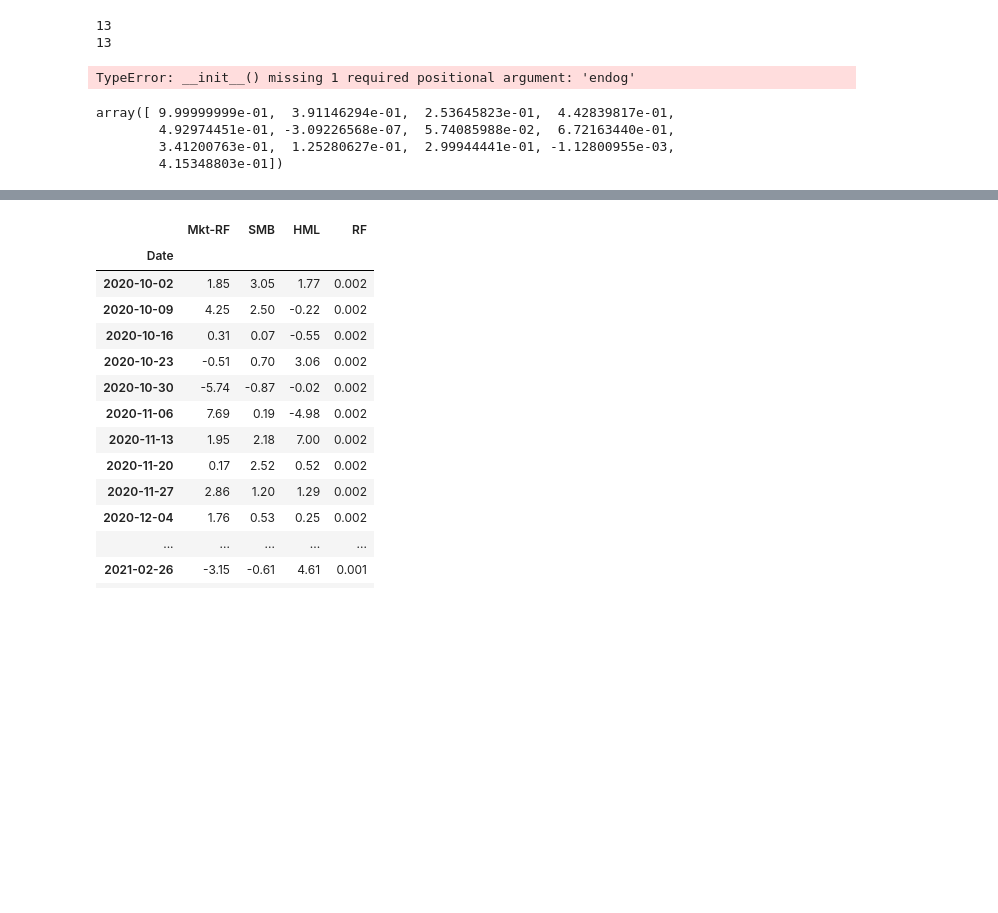
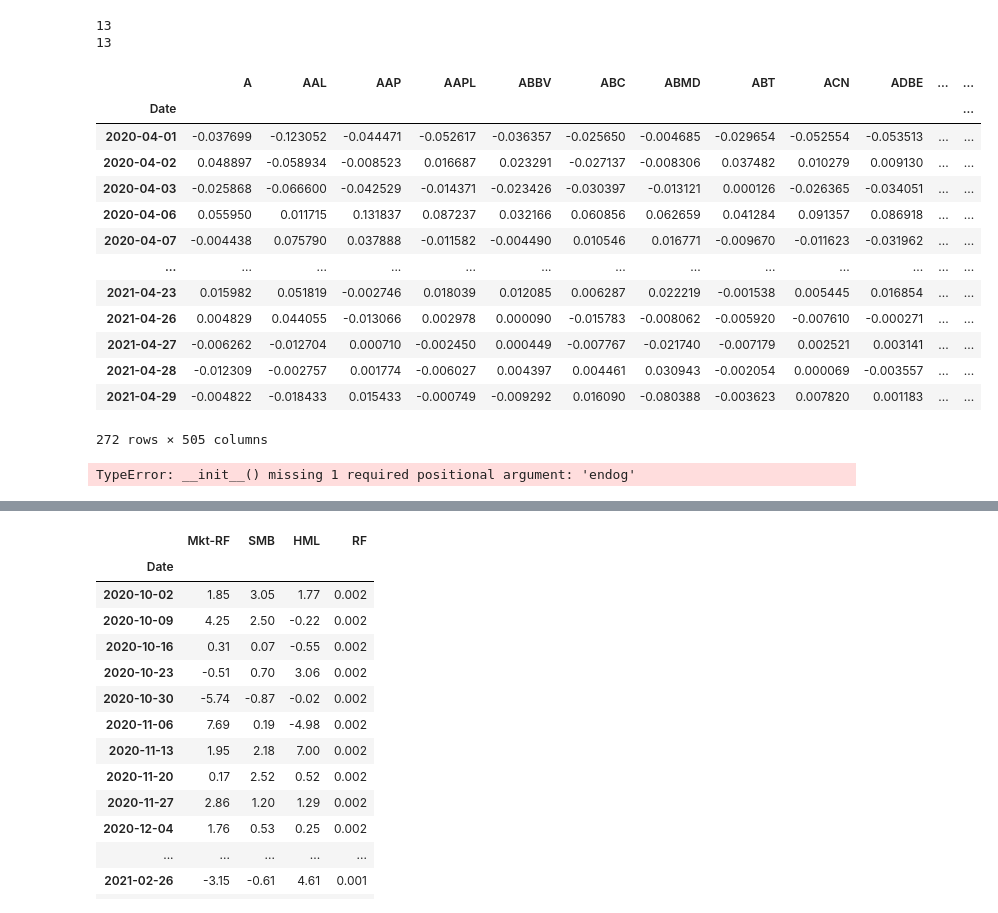
Before and after one commit to kevintr/DS_LAB_PSYCOLOGY_2021, a Jupyter notebook: FINANCE/Estrazione dati e Momentum.ipynb, the cells around one changed output, grey strips where cells are left out. Saved outputs shown, nothing was run; the diff lists cells and outputs as text; code cells hidden in the pictures; blank space fills up the shorter version.

Commit message:
stocks e momentum

```diff
--- a/FINANCE/Estrazione dati e Momentum.ipynb
+++ b/FINANCE/Estrazione dati e Momentum.ipynb
@@ -67,0 +48,3 @@ stocks.pct_change()
+# %%
+stocks_pct = stocks.pct_change() ## vengono trasformati in percentuale
+stocks_pct
@@ -68,4 +66,4 @@ stocks.pct_change()
 # %%
 # per rimuovere la prima riga
-stocks = stocks[1:]
+stocks_pct = stocks_pct[1:]
 # %%
@@ -149,0 +133,17 @@ print(len(y))
+# %%
+stocks_pct
+# %% [output]
+|  | A | AAL | AAP | AAPL | ABBV | ABC | ABMD | ABT | ACN | ADBE | ... | ... |
+| Date |  |  |  |  |  |  |  |  |  |  |  | ... |
+| 2020-04-01 | -0.037699 | -0.123052 | -0.044471 | -0.052617 | -0.036357 | -0.025650 | -0.004685 | -0.029654 | -0.052554 | -0.053513 | ... | ... |
+| 2020-04-02 | 0.048897 | -0.058934 | -0.008523 | 0.016687 | 0.023291 | -0.027137 | -0.008306 | 0.037482 | 0.010279 | 0.009130 | ... | ... |
+| 2020-04-03 | -0.025868 | -0.066600 | -0.042529 | -0.014371 | -0.023426 | -0.030397 | -0.013121 | 0.000126 | -0.026365 | -0.034051 | ... | ... |
+| 2020-04-06 | 0.055950 | 0.011715 | 0.131837 | 0.087237 | 0.032166 | 0.060856 | 0.062659 | 0.041284 | 0.091357 | 0.086918 | ... | ... |
+| 2020-04-07 | -0.004438 | 0.075790 | 0.037888 | -0.011582 | -0.004490 | 0.010546 | 0.016771 | -0.009670 | -0.011623 | -0.031962 | ... | ... |
+| ... | ... | ... | ... | ... | ... | ... | ... | ... | ... | ... | ... | ... |
+| 2021-04-23 | 0.015982 | 0.051819 | -0.002746 | 0.018039 | 0.012085 | 0.006287 | 0.022219 | -0.001538 | 0.005445 | 0.016854 | ... | ... |
+| 2021-04-26 | 0.004829 | 0.044055 | -0.013066 | 0.002978 | 0.000090 | -0.015783 | -0.008062 | -0.005920 | -0.007610 | -0.000271 | ... | ... |
+| 2021-04-27 | -0.006262 | -0.012704 | 0.000710 | -0.002450 | 0.000449 | -0.007767 | -0.021740 | -0.007179 | 0.002521 | 0.003141 | ... | ... |
+| 2021-04-28 | -0.012309 | -0.002757 | 0.001774 | -0.006027 | 0.004397 | 0.004461 | 0.030943 | -0.002054 | 0.000069 | -0.003557 | ... | ... |
+| 2021-04-29 | -0.004822 | -0.018433 | 0.015433 | -0.000749 | -0.009292 | 0.016090 | -0.080388 | -0.003623 | 0.007820 | 0.001183 | ... | ... |
+272 rows × 505 columns
@@ -157,10 +160,3 @@ results = model.fit()
 results.summary()
 # %% [output]
 TypeError: __init__() missing 1 required positional argument: 'endog'
-# %%
-results.resid
-# %% [output]
-array([ 9.99999999e-01,  3.91146294e-01,  2.53645823e-01,  4.42839817e-01,
-        4.92974451e-01, -3.09226568e-07,  5.74085988e-02,  6.72163440e-01,
-        3.41200763e-01,  1.25280627e-01,  2.99944441e-01, -1.12800955e-03,
-        4.15348803e-01])
```
Also changed, not shown: parts of 19 cells of this notebook, 5 other files.
